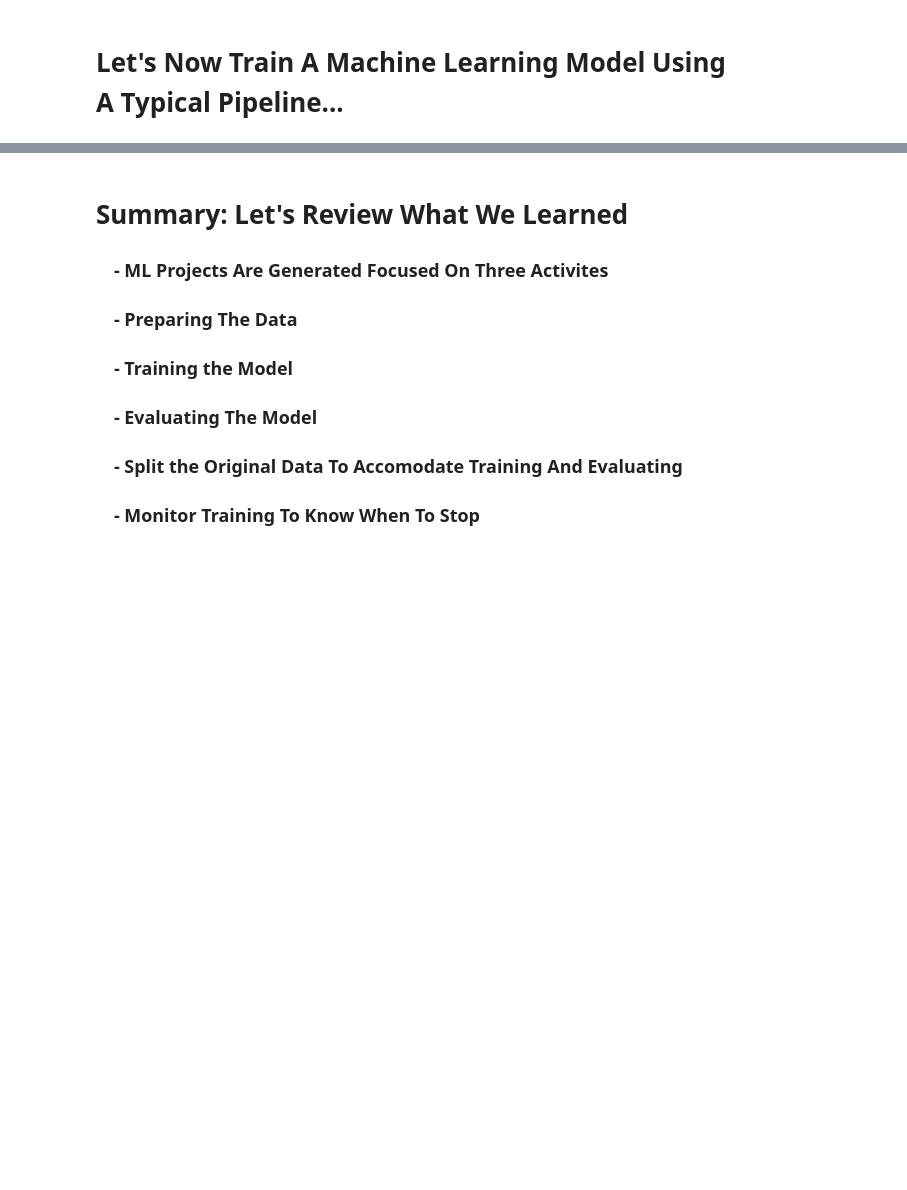
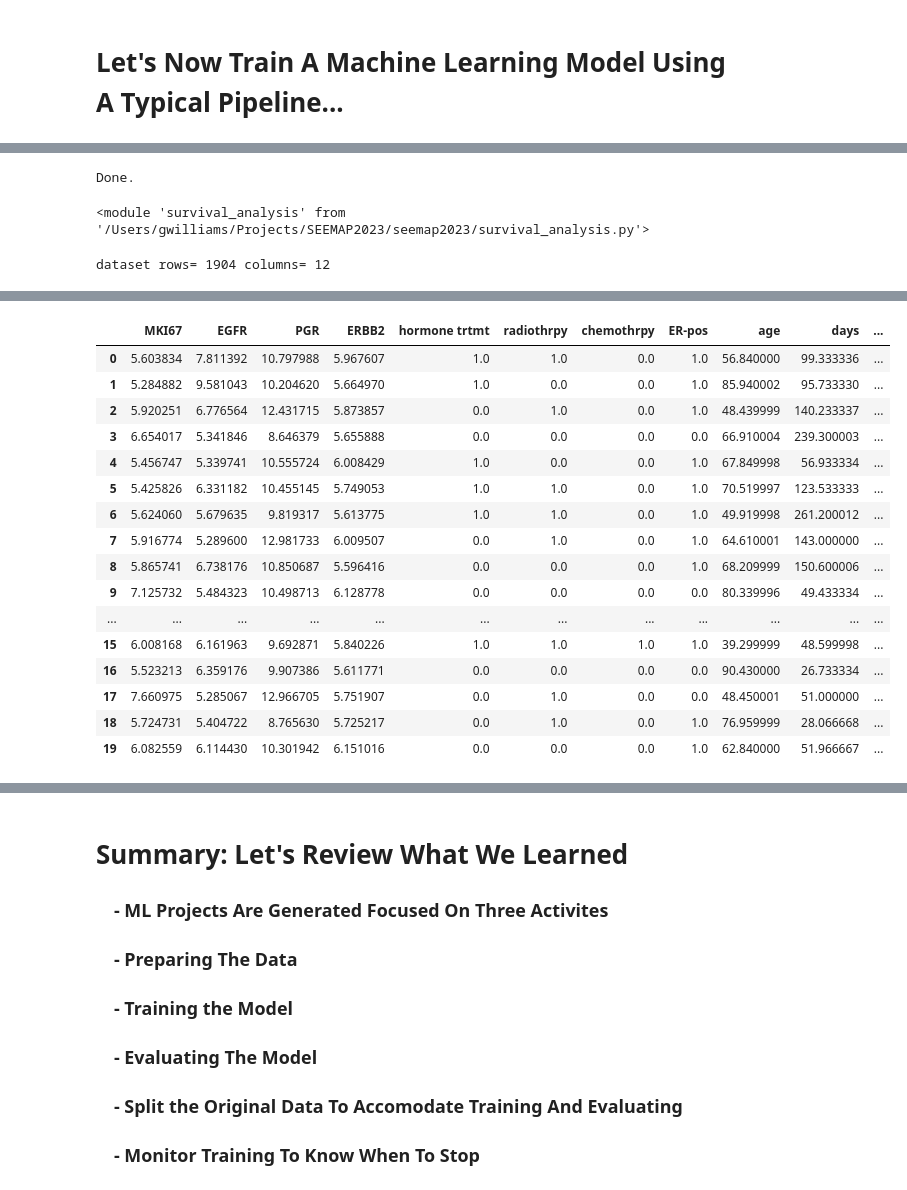
Before and after one commit to sourcesync/seemap2003, a Jupyter notebook: 03_seemapld2023_survival.ipynb, the cells around one changed output, grey strips where cells are left out. Drawn from its saved outputs; the diff is of its cells as text; code cells hidden in the pictures; blank space fills up the shorter version.

```diff
--- a/03_seemapld2023_survival.ipynb
+++ b/03_seemapld2023_survival.ipynb
@@ -47,6 +49,14 @@
 # I've pre-package a bunch of high-level codee functions for the survival analysis tutorial/workshop.
 # I recommend you explore the code in this python package at a later time!
 import survival_analysis
+
+print("Done.")
+
+import importlib
+importlib.reload(survival_analysis)
+# %% [output]
+Done.
+<module 'survival_analysis' from '/Users/gwilliams/Projects/SEEMAP2023/seemap2023/survival_analysis.py'>
 # %%
 #
 # Load the dataset
@@ -54,16 +64,37 @@ import survival_analysis
 
 survival_data = survival_analysis.get_cancer_death_data()
 
-print("dataset shape=", survival_data.shape)
+print("dataset rows=", survival_data.shape[0], "columns=", survival_data.shape[1])
+# %% [output]
+dataset rows= 1904 columns= 12
 # %% [markdown]
 # Explore The Dataset...
 <img src="images/explore-data.png">
 # %%
 #
 # Explore the data
 #
 
-survival_data.head(20)
+dataframe = survival_data.head(20)
+dataframe
+# %% [output]
+|  | MKI67 | EGFR | PGR | ERBB2 | hormone trtmt | radiothrpy | chemothrpy | ER-pos | age | days | ... |
+| 0 | 5.603834 | 7.811392 | 10.797988 | 5.967607 | 1.0 | 1.0 | 0.0 | 1.0 | 56.840000 | 99.333336 | ... |
+| 1 | 5.284882 | 9.581043 | 10.204620 | 5.664970 | 1.0 | 0.0 | 0.0 | 1.0 | 85.940002 | 95.733330 | ... |
+| 2 | 5.920251 | 6.776564 | 12.431715 | 5.873857 | 0.0 | 1.0 | 0.0 | 1.0 | 48.439999 | 140.233337 | ... |
+| 3 | 6.654017 | 5.341846 | 8.646379 | 5.655888 | 0.0 | 0.0 | 0.0 | 0.0 | 66.910004 | 239.300003 | ... |
+| 4 | 5.456747 | 5.339741 | 10.555724 | 6.008429 | 1.0 | 0.0 | 0.0 | 1.0 | 67.849998 | 56.933334 | ... |
+| 5 | 5.425826 | 6.331182 | 10.455145 | 5.749053 | 1.0 | 1.0 | 0.0 | 1.0 | 70.519997 | 123.533333 | ... |
+| 6 | 5.624060 | 5.679635 | 9.819317 | 5.613775 | 1.0 | 1.0 | 0.0 | 1.0 | 49.919998 | 261.200012 | ... |
+| 7 | 5.916774 | 5.289600 | 12.981733 | 6.009507 | 0.0 | 1.0 | 0.0 | 1.0 | 64.610001 | 143.000000 | ... |
+| 8 | 5.865741 | 6.738176 | 10.850687 | 5.596416 | 0.0 | 0.0 | 0.0 | 1.0 | 68.209999 | 150.600006 | ... |
+| 9 | 7.125732 | 5.484323 | 10.498713 | 6.128778 | 0.0 | 0.0 | 0.0 | 0.0 | 80.339996 | 49.433334 | ... |
+| ... | ... | ... | ... | ... | ... | ... | ... | ... | ... | ... | ... |
+| 15 | 6.008168 | 6.161963 | 9.692871 | 5.840226 | 1.0 | 1.0 | 1.0 | 1.0 | 39.299999 | 48.599998 | ... |
+| 16 | 5.523213 | 6.359176 | 9.907386 | 5.611771 | 0.0 | 0.0 | 0.0 | 0.0 | 90.430000 | 26.733334 | ... |
+| 17 | 7.660975 | 5.285067 | 12.966705 | 5.751907 | 0.0 | 1.0 | 0.0 | 0.0 | 48.450001 | 51.000000 | ... |
+| 18 | 5.724731 | 5.404722 | 8.765630 | 5.725217 | 0.0 | 1.0 | 0.0 | 1.0 | 76.959999 | 28.066668 | ... |
+| 19 | 6.082559 | 6.114430 | 10.301942 | 6.151016 | 0.0 | 0.0 | 0.0 | 1.0 | 62.840000 | 51.966667 | ... |
 # %% [markdown]
 
 # A Note About The Dataset Columns...
```
Also changed, not shown: parts of 17 cells of this notebook, 5 other files.
